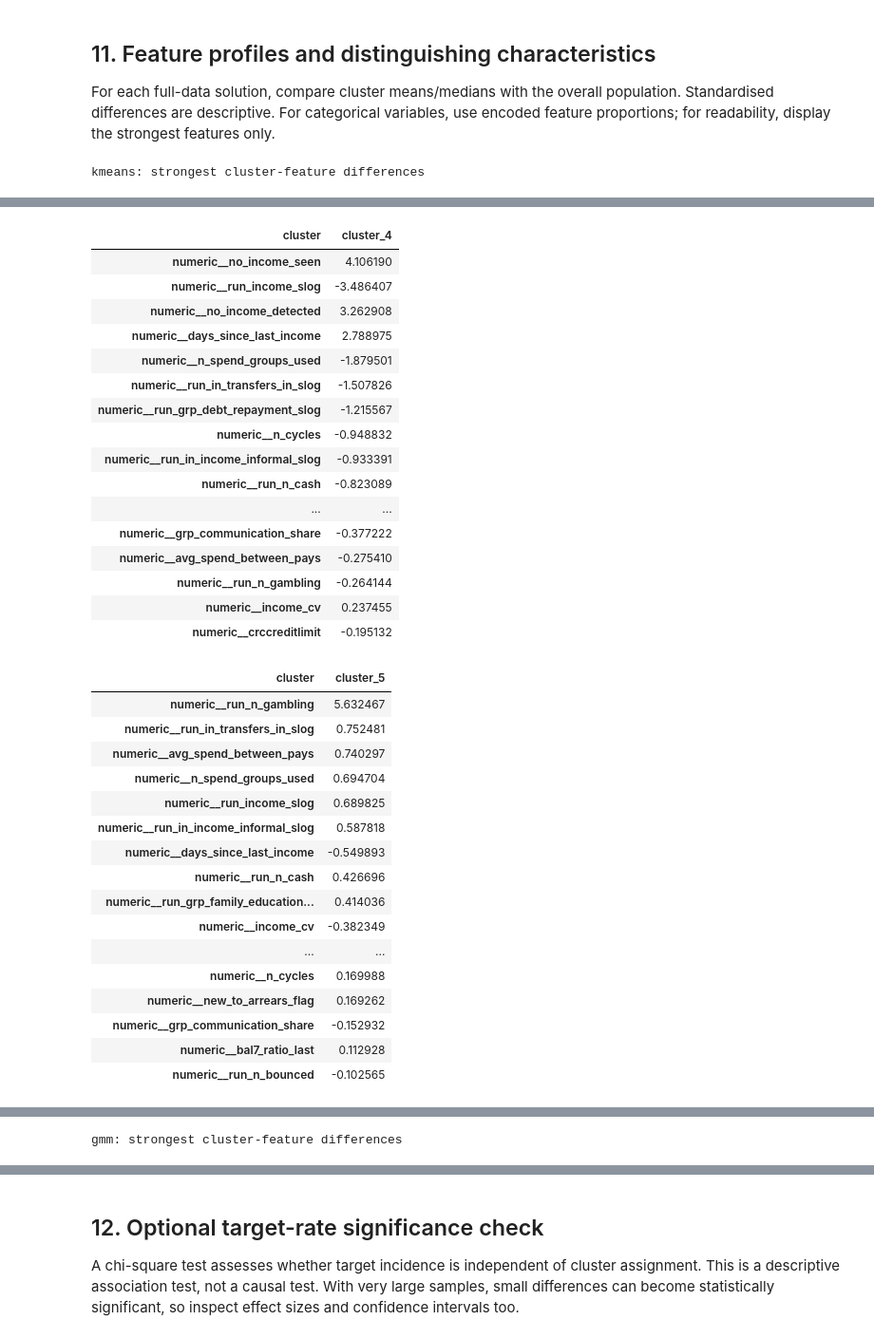
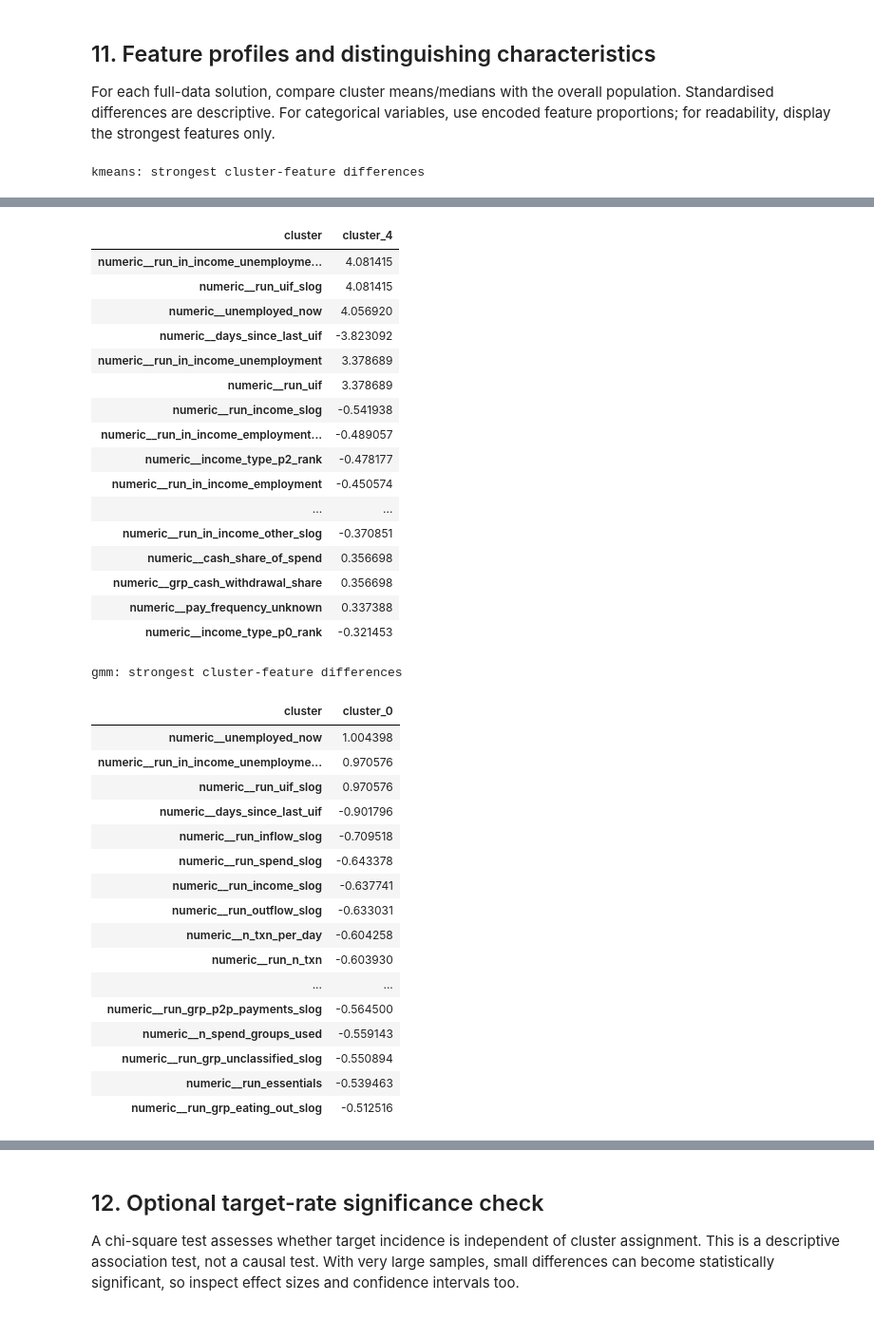
Before and after one commit to Trist4/MOR-assignment3, a Jupyter notebook: client_som_clustering_tuning.ipynb, the cells around one changed output, grey strips where cells are left out. Shown at 95% size. Cells and saved outputs as stored; diff of their text form; code cells hidden in the pictures.

```diff
--- a/client_som_clustering_tuning.ipynb
+++ b/client_som_clustering_tuning.ipynb
@@ -124,10 +101,9 @@ excluded = set(EXCLUDE_COLUMNS)
 if CUSTOMER_ID is not None:
     excluded.add(CUSTOMER_ID)
 
-feature_cols = [c for c in df.columns if c not in excluded]
-X_raw = df[feature_cols].copy()
-y = df[TARGET].copy()
-obs_ids = df[OBS_ID].copy()
+feature_cols = [c for c in Xi.columns if c not in excluded]
+X_raw = Xi.copy()
+obs_ids = Xi.copy().reset_index()[OBS_ID]
 
 # Convert booleans to numeric; remove columns with no usable variation.
 for c in X_raw.select_dtypes(include=["bool"]).columns:
@@ -375,10 +351,10 @@ else:
 X_agg = X[agg_idx]
 agg_rows = []
 agg_models = {}
-agg_k_max = min(15, max(2, int(np.sqrt(len(X_agg) / 2))))
+agg_k_max = min(15, max(5, int(np.sqrt(len(X_agg) / 2))))
 
 for linkage in ["ward", "average", "complete"]:
-    for k in range(2, agg_k_max + 1):
+    for k in range(5, agg_k_max + 1):
         try:
             model = AgglomerativeClustering(n_clusters=k, linkage=linkage)
             labels = model.fit_predict(X_agg)
@@ -451,7 +425,7 @@ som_map_shapes = [(side, side) for side in map_sides[:2]]
 som_sigmas = [max(0.8, side / 4) for side in map_sides]
 som_learning_rates = [0.2, 0.5]
 som_epochs = [20, 50]
-som_cluster_counts = sorted(set([2, 3, 4, 5, 6, 8, 10]))
+som_cluster_counts = sorted(set([5, 6, 8, 10, 12, 15]))
 som_cluster_counts = [k for k in som_cluster_counts if k < n]
 
 # Use a deterministic subset for SOM hyperparameter search if n is very large.
@@ -706,8 +681,9 @@ def feature_profile(Z_frame, labels):
 
 profile_methods = {
     name: labels for name, labels in best_by_method.items()
-    if name != "agglomerative_sample" and len(labels) == len(df)
+    if name != "agglomerative_sample" and len(labels) == len(X)
 }
+
 for method, labels in profile_methods.items():
     prof = feature_profile(X, labels)
     overall = pd.Series(X.mean(axis=0), index=feature_names)
@@ -790,34 +766,35 @@ kmeans: strongest cluster-feature differences
 | cluster | cluster_4 |
-| numeric__no_income_seen | 4.106190 |
-| numeric__run_income_slog | -3.486407 |
-| numeric__no_income_detected | 3.262908 |
-| numeric__days_since_last_income | 2.788975 |
-| numeric__n_spend_groups_used | -1.879501 |
-| numeric__run_in_transfers_in_slog | -1.507826 |
-| numeric__run_grp_debt_repayment_slog | -1.215567 |
-| numeric__n_cycles | -0.948832 |
-| numeric__run_in_income_informal_slog | -0.933391 |
-| numeric__run_n_cash | -0.823089 |
+| numeric__run_in_income_unemployme... | 4.081415 |
+| numeric__run_uif_slog | 4.081415 |
+| numeric__unemployed_now | 4.056920 |
+| numeric__days_since_last_uif | -3.823092 |
+| numeric__run_in_income_unemployment | 3.378689 |
+| numeric__run_uif | 3.378689 |
+| numeric__run_income_slog | -0.541938 |
+| numeric__run_in_income_employment... | -0.489057 |
+| numeric__income_type_p2_rank | -0.478177 |
+| numeric__run_in_income_employment | -0.450574 |
 | ... | ... |
-| numeric__grp_communication_share | -0.377222 |
-| numeric__avg_spend_between_pays | -0.275410 |
-| numeric__run_n_gambling | -0.264144 |
-| numeric__income_cv | 0.237455 |
-| numeric__crccreditlimit | -0.195132 |
+| numeric__run_in_income_other_slog | -0.370851 |
+| numeric__cash_share_of_spend | 0.356698 |
+| numeric__grp_cash_withdrawal_share | 0.356698 |
+| numeric__pay_frequency_unknown | 0.337388 |
+| numeric__income_type_p0_rank | -0.321453 |
+gmm: strongest cluster-feature differences
-| cluster | cluster_5 |
-| numeric__run_n_gambling | 5.632467 |
-| numeric__run_in_transfers_in_slog | 0.752481 |
-| numeric__avg_spend_between_pays | 0.740297 |
-| numeric__n_spend_groups_used | 0.694704 |
-| numeric__run_income_slog | 0.689825 |
-| numeric__run_in_income_informal_slog | 0.587818 |
-| numeric__days_since_last_income | -0.549893 |
-| numeric__run_n_cash | 0.426696 |
-| numeric__run_grp_family_education... | 0.414036 |
-| numeric__income_cv | -0.382349 |
+| cluster | cluster_0 |
+| numeric__unemployed_now | 1.004398 |
+| numeric__run_in_income_unemployme... | 0.970576 |
+| numeric__run_uif_slog | 0.970576 |
+| numeric__days_since_last_uif | -0.901796 |
+| numeric__run_inflow_slog | -0.709518 |
+| numeric__run_spend_slog | -0.643378 |
+| numeric__run_income_slog | -0.637741 |
+| numeric__run_outflow_slog | -0.633031 |
+| numeric__n_txn_per_day | -0.604258 |
+| numeric__run_n_txn | -0.603930 |
 | ... | ... |
-| numeric__n_cycles | 0.169988 |
-| numeric__new_to_arrears_flag | 0.169262 |
-| numeric__grp_communication_share | -0.152932 |
-| numeric__bal7_ratio_last | 0.112928 |
-| numeric__run_n_bounced | -0.102565 |
+| numeric__run_grp_p2p_payments_slog | -0.564500 |
+| numeric__n_spend_groups_used | -0.559143 |
+| numeric__run_grp_unclassified_slog | -0.550894 |
+| numeric__run_essentials | -0.539463 |
+| numeric__run_grp_eating_out_slog | -0.512516 |
@@ -858 +834,0 @@ kmeans: strongest cluster-feature differences
-gmm: strongest cluster-feature differences
```
Also changed, not shown: parts of 16 cells of this notebook, 33 other files.
